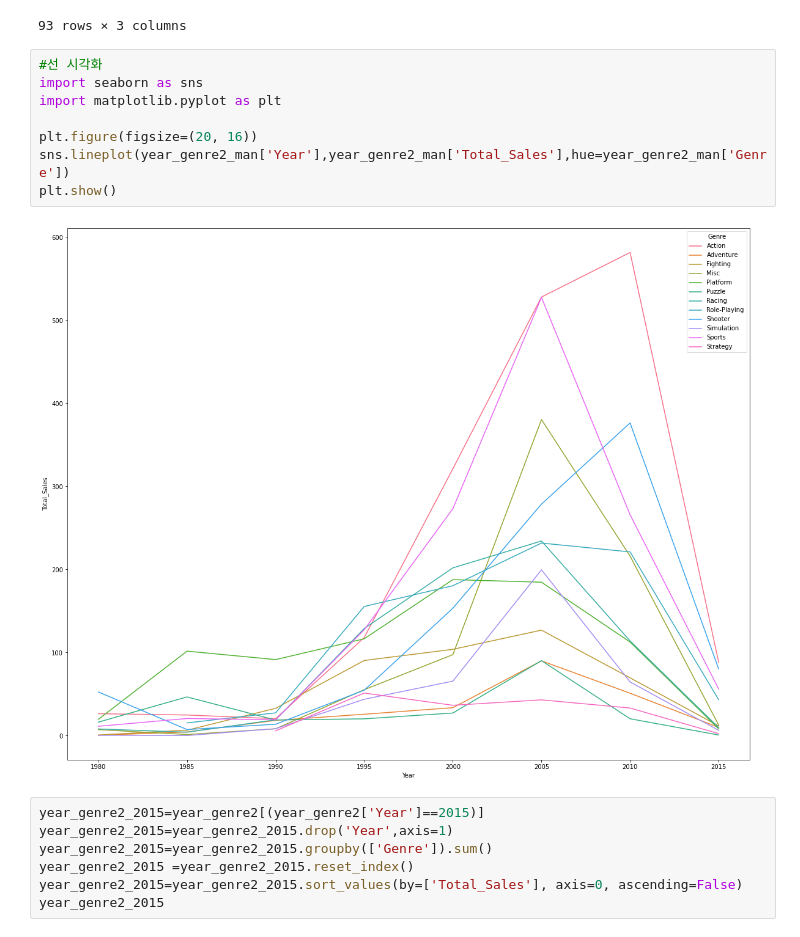
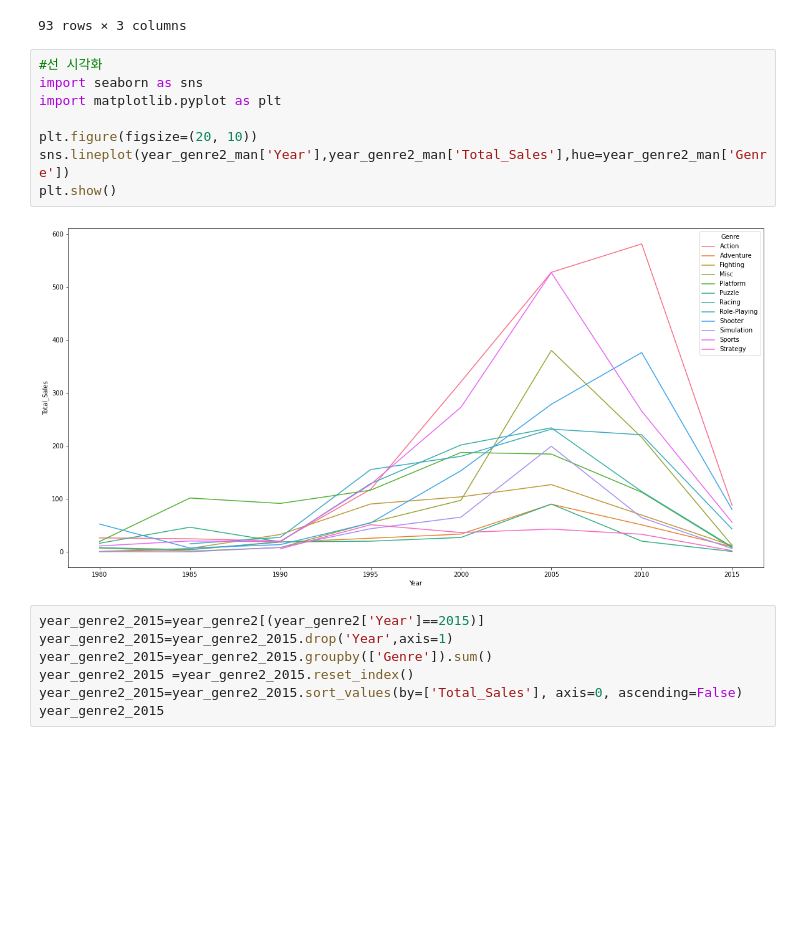
Before and after one commit to ohyunju/projects, a Jupyter notebook: project1/Project1.ipynb, the cells around one changed output. Saved outputs shown, nothing was run; the diff lists cells and outputs as text; blank space fills up the shorter version.

```diff
--- a/project1/Project1.ipynb
+++ b/project1/Project1.ipynb
@@ -769,13 +754,13 @@ year_genre2_man
 # %%
 #선 시각화
 import seaborn as sns
 import matplotlib.pyplot as plt
 
-plt.figure(figsize=(20, 16))
+plt.figure(figsize=(20, 10))
 sns.lineplot(year_genre2_man['Year'],year_genre2_man['Total_Sales'],hue=year_genre2_man['Genre'])
 plt.show()
 # %% [output]
-[figure, old version]
+[figure, new version]
 # %%
 year_genre2_2015=year_genre2[(year_genre2['Year']==2015)]
 year_genre2_2015=year_genre2_2015.drop('Year',axis=1)
```
Also changed, not shown: parts of 6 cells of this notebook.
